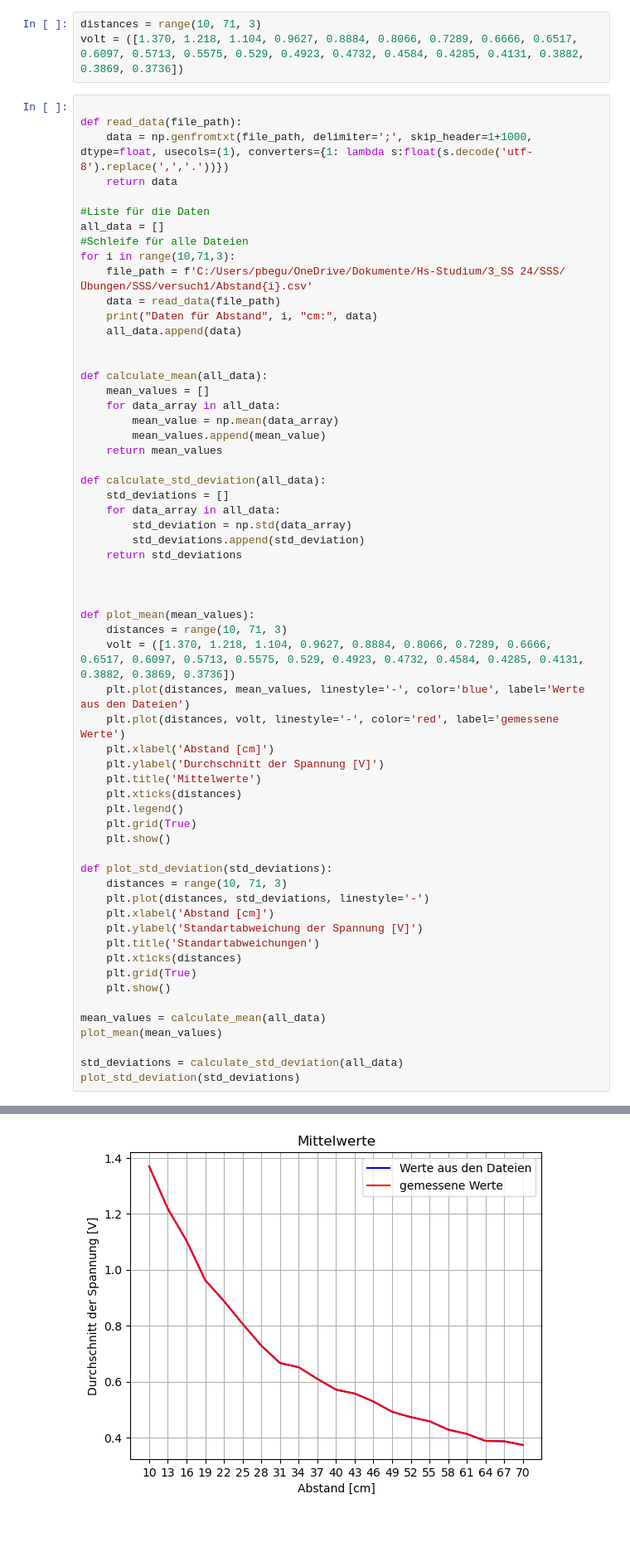
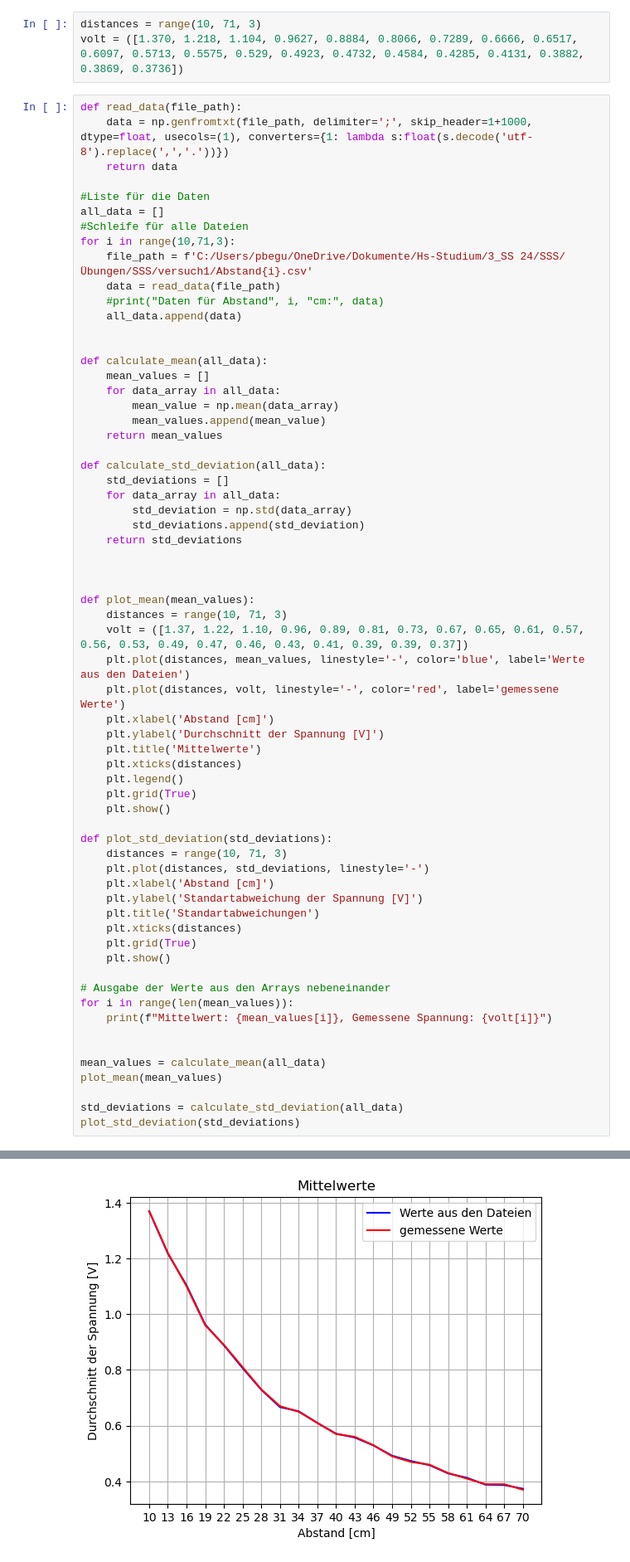
Before and after one commit to elekeller/SSS, a Jupyter notebook: versuch1/versuch1.ipynb, the cells around one changed output, grey strips where cells are left out. Shown at 83% size. Drawn from its saved outputs; the diff is of its cells as text; blank space fills up the shorter version.

```diff
--- a/versuch1/versuch1.ipynb
+++ b/versuch1/versuch1.ipynb
@@ -12,7 +10,6 @@ import os
 distances = range(10, 71, 3)
 volt = ([1.370, 1.218, 1.104, 0.9627, 0.8884, 0.8066, 0.7289, 0.6666, 0.6517, 0.6097, 0.5713, 0.5575, 0.529, 0.4923, 0.4732, 0.4584, 0.4285, 0.4131, 0.3882, 0.3869, 0.3736])
 # %%
-
 def read_data(file_path):
 	data = np.genfromtxt(file_path, delimiter=';', skip_header=1+1000, dtype=float, usecols=(1), converters={1: lambda s:float(s.decode('utf-8').replace(',','.'))})
 	return data
@@ -23,7 +20,7 @@ all_data = []
 for i in range(10,71,3):
 	file_path = f'C:/Users/pbegu/OneDrive/Dokumente/Hs-Studium/3_SS 24/SSS/Übungen/SSS/versuch1/Abstand{i}.csv'
 	data = read_data(file_path)
-	print("Daten für Abstand", i, "cm:", data)
+	#print("Daten für Abstand", i, "cm:", data)
 	all_data.append(data)
 
 
@@ -45,7 +42,7 @@ def calculate_std_deviation(all_data):
 
 def plot_mean(mean_values):
 	distances = range(10, 71, 3)
-	volt = ([1.370, 1.218, 1.104, 0.9627, 0.8884, 0.8066, 0.7289, 0.6666, 0.6517, 0.6097, 0.5713, 0.5575, 0.529, 0.4923, 0.4732, 0.4584, 0.4285, 0.4131, 0.3882, 0.3869, 0.3736])
+	volt = ([1.37, 1.22, 1.10, 0.96, 0.89, 0.81, 0.73, 0.67, 0.65, 0.61, 0.57, 0.56, 0.53, 0.49, 0.47, 0.46, 0.43, 0.41, 0.39, 0.39, 0.37])
 	plt.plot(distances, mean_values, linestyle='-', color='blue', label='Werte aus den Dateien')
 	plt.plot(distances, volt, linestyle='-', color='red', label='gemessene Werte')
 	plt.xlabel('Abstand [cm]')
@@ -66,6 +63,11 @@ def plot_std_deviation(std_deviations):
 	plt.grid(True)
 	plt.show()
 
+# Ausgabe der Werte aus den Arrays nebeneinander
+for i in range(len(mean_values)):
+    print(f"Mittelwert: {mean_values[i]}, Gemessene Spannung: {volt[i]}")
+
+
 mean_values = calculate_mean(all_data)
 plot_mean(mean_values)
 
@@ -92,2 +94,2 @@ Daten für Abstand 70 cm: [0.3747847 0.3747847 0.3747847 ... 0.3747847 0.3747847
-[figure, old version]
+[figure, new version]
 [figure]
```
Also changed, not shown: parts of 7 cells of this notebook.
